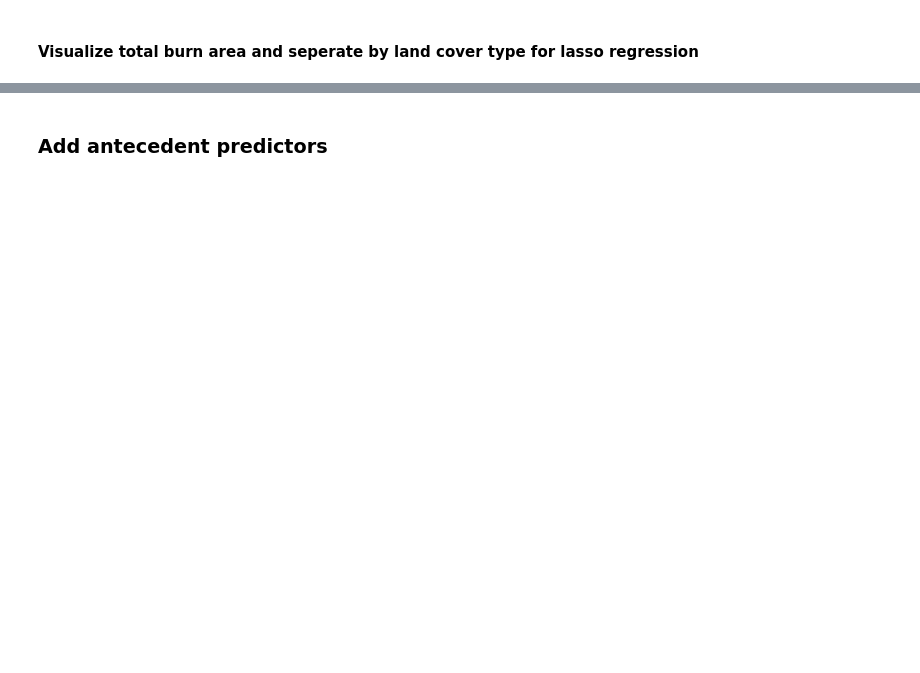
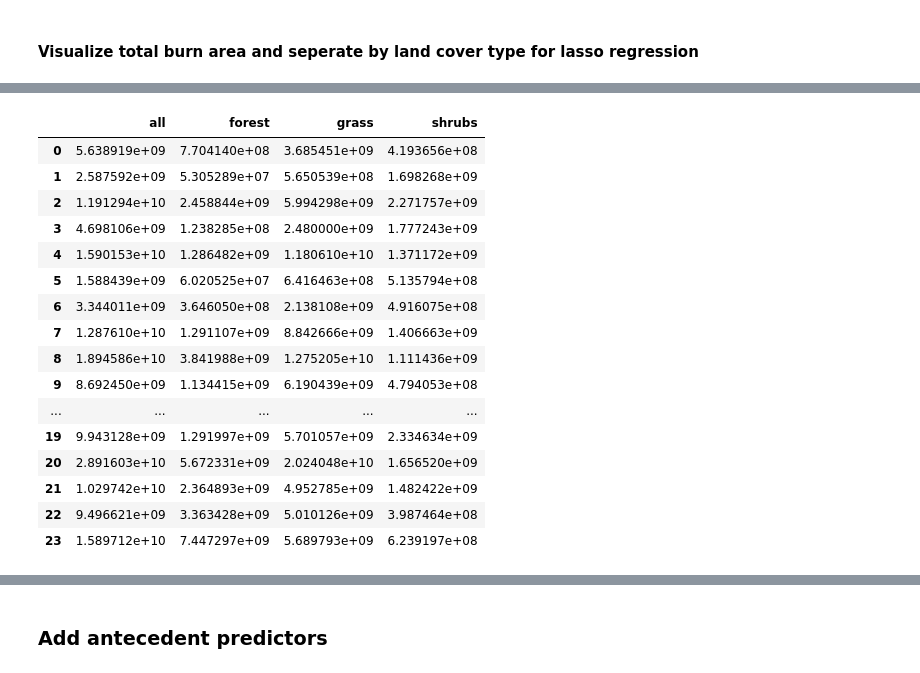
Before and after one commit to stevenjoelbrey/metSpread, a Jupyter notebook: Python/burn_area_met_selector.ipynb, the cells around one changed output, grey strips where cells are left out. Saved outputs shown, nothing was run; the diff lists cells and outputs as text; code cells hidden in the pictures; blank space fills up the shorter version.

```diff
--- a/Python/burn_area_met_selector.ipynb
+++ b/Python/burn_area_met_selector.ipynb
@@ -627,0 +72,11 @@ show_model_skill(y, y_hat, Z, model_best)
+# %%
+# Get the gridded FPA FOD burn area data [time, lat, lon, LC]
+BA, t_fire, lon, lat, LC  = get_FPA_FOD_csv_data(minX, maxX, minY, maxY)
+
+plt.figure(dpi=200)
+plt.pcolor(lon, lat, np.sum(BA, axis=(0, 3)))
+plt.colorbar(label="m$^{2}$")
+plt.xlabel("Longitude")
+plt.ylabel("Latitude")
+plt.title("Total burn area 1992-2015, all months, all ignitions")
+plt.show()
@@ -627,0 +295,20 @@ show_model_skill(y, y_hat, Z, model_best)
+# %%
+df_targets
+# %% [output]
+|  | all | forest | grass | shrubs |
+| 0 | 5.638919e+09 | 7.704140e+08 | 3.685451e+09 | 4.193656e+08 |
+| 1 | 2.587592e+09 | 5.305289e+07 | 5.650539e+08 | 1.698268e+09 |
+| 2 | 1.191294e+10 | 2.458844e+09 | 5.994298e+09 | 2.271757e+09 |
+| 3 | 4.698106e+09 | 1.238285e+08 | 2.480000e+09 | 1.777243e+09 |
+| 4 | 1.590153e+10 | 1.286482e+09 | 1.180610e+10 | 1.371172e+09 |
+| 5 | 1.588439e+09 | 6.020525e+07 | 6.416463e+08 | 5.135794e+08 |
+| 6 | 3.344011e+09 | 3.646050e+08 | 2.138108e+09 | 4.916075e+08 |
+| 7 | 1.287610e+10 | 1.291107e+09 | 8.842666e+09 | 1.406663e+09 |
+| 8 | 1.894586e+10 | 3.841988e+09 | 1.275205e+10 | 1.111436e+09 |
+| 9 | 8.692450e+09 | 1.134415e+09 | 6.190439e+09 | 4.794053e+08 |
+| ... | ... | ... | ... | ... |
+| 19 | 9.943128e+09 | 1.291997e+09 | 5.701057e+09 | 2.334634e+09 |
+| 20 | 2.891603e+10 | 5.672331e+09 | 2.024048e+10 | 1.656520e+09 |
+| 21 | 1.029742e+10 | 2.364893e+09 | 4.952785e+09 | 1.482422e+09 |
+| 22 | 9.496621e+09 | 3.363428e+09 | 5.010126e+09 | 3.987464e+08 |
+| 23 | 1.589712e+10 | 7.447297e+09 | 5.689793e+09 | 6.239197e+08 |
```
Also changed, not shown: parts of 53 cells of this notebook.
